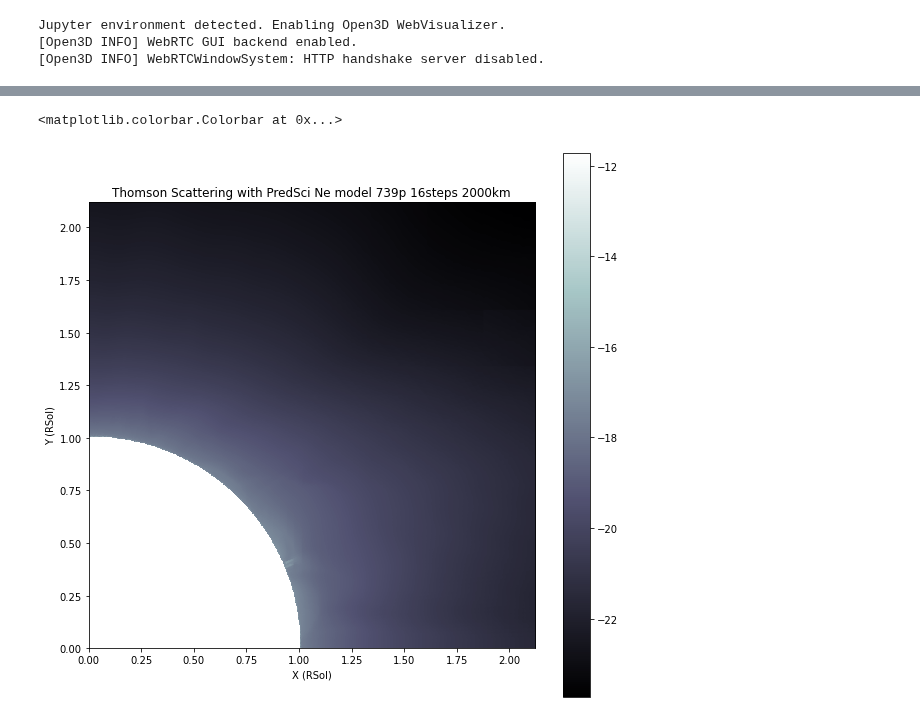
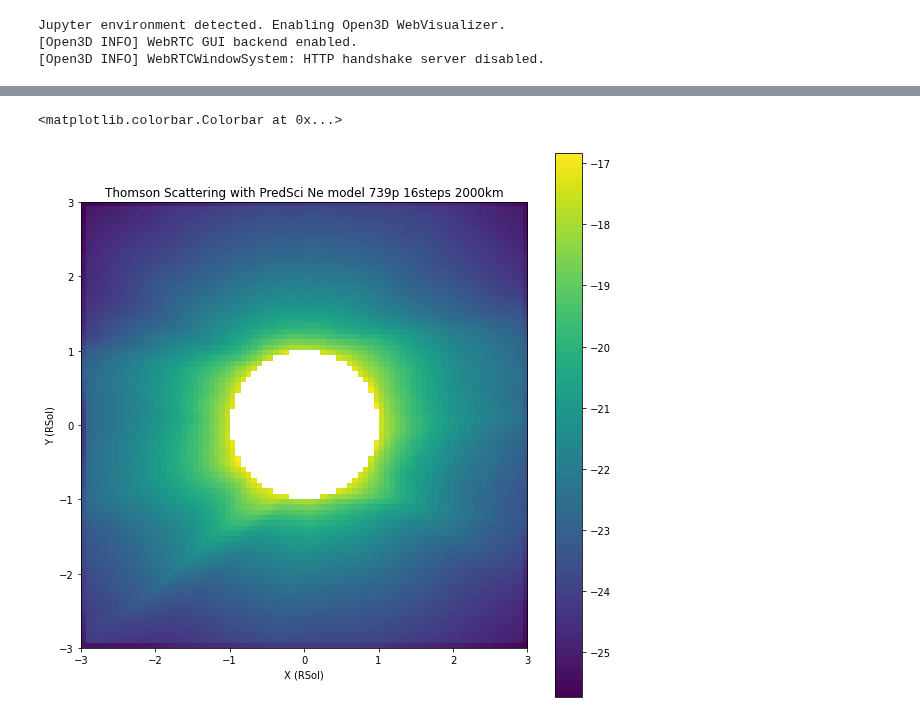
Before and after one commit to aliciavr/thomsonpy, a Jupyter notebook: src/computations/solar_imager.ipynb, the cells around one changed output, grey strips where cells are left out. Cells and saved outputs as stored; diff of their text form; code cells hidden in the pictures.

Commit message:
Generated new model of low resolucion for 3x3rsol

```diff
--- a/src/computations/solar_imager.ipynb
+++ b/src/computations/solar_imager.ipynb
@@ -145,7 +127,7 @@ import thomsonpy.config.octree_params as op
 min_v = [op.MIN_1, op.MIN_2, op.MIN_3, op.MIN_4]
 max_v = [op.MAX_1, op.MAX_2, op.MAX_3, op.MAX_4]
 
-for i in range(4):
+for i in range(2, 4):
     # Loading data...
     octree_data = fmt.load(data_filepaths[i])
     print("Loaded octree data:", len(octree_data), "points.")
@@ -184,5 +147,5 @@ KeyboardInterrupt:
 # %%
-octree = octr.Octree.load(octree_paths[0])
+octree = octr.Octree.load(octree_paths[3])
 vis.vis_octree(octree)
 # %%
 """
@@ -240,38 +282,38 @@ Visualization of the ThomsonScattering.
 cmap
 ['rainbow', 'nipy_spectral', 'gist_ncar', 'viridis', 'twilight', 'twilight_shifted', 'bone']
 """
 
 """
 interpolation
 'none', 'antialiased', 'nearest', 'bilinear',
 'bicubic', 'spline16', 'spline36', 'hanning',
 'hamming', 'hermite', 'kaiser', 'quadric',
 'catrom', 'gaussian', 'bessel', 'mitchell',
 'sinc', 'lanczos', 'blackman'
 
 """
 
 """
 interpolation_stage{'data', 'rgba'}, default: 'data'
 """
-model = fmt.load(f"../../{paths.MODELS_PATH}predsci_test_739p_16steps.np")
+model = fmt.load(f"../../{paths.MODELS_PATH}allsun_3R_84p_16s.np")
 
 plt.figure(figsize=(10, 10))
 plt.title("Thomson Scattering with PredSci Ne model 739p 16steps 2000km")
 plt.ylabel("Y (RSol)")
 plt.xlabel("X (RSol)")
 model_log = np.log(model) / np.log(7)
 plt.imshow(model_log,
-           cmap = 'bone',
+           cmap = 'viridis',
            interpolation = 'antialiased',
            interpolation_stage = 'data',
-#           vmin = -20,
-#           vmax = -15,
+           #vmin = -25,
+           #vmax = -20,
            extent=[sip.MIN_COORD * units.METERS_TO_RSOL, sip.MAX_COORD * units.METERS_TO_RSOL, sip.MIN_COORD * units.METERS_TO_RSOL, sip.MAX_COORD * units.METERS_TO_RSOL])
 plt.colorbar()
 # %% [output]
 <matplotlib.colorbar.Colorbar at 0x...>
-[figure, old version]
+[figure, new version]
 # %%
 """
 Models comparison
```
Also changed, not shown: parts of 5 cells of this notebook, 2 other files.
